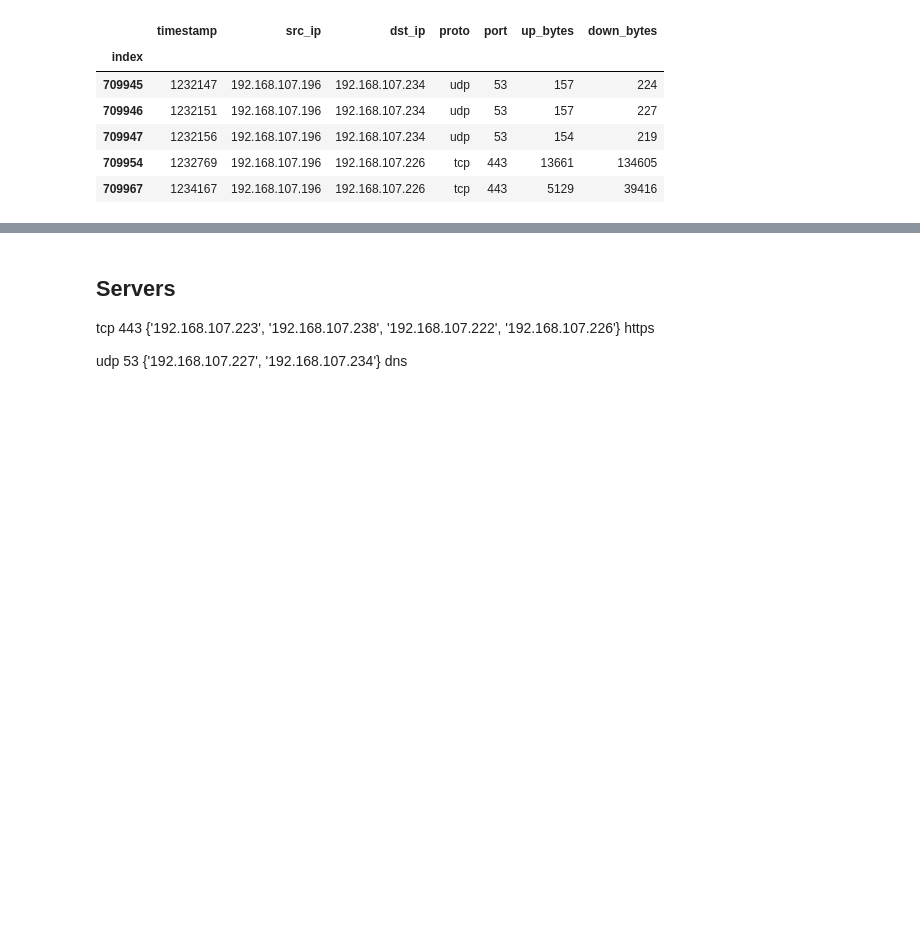
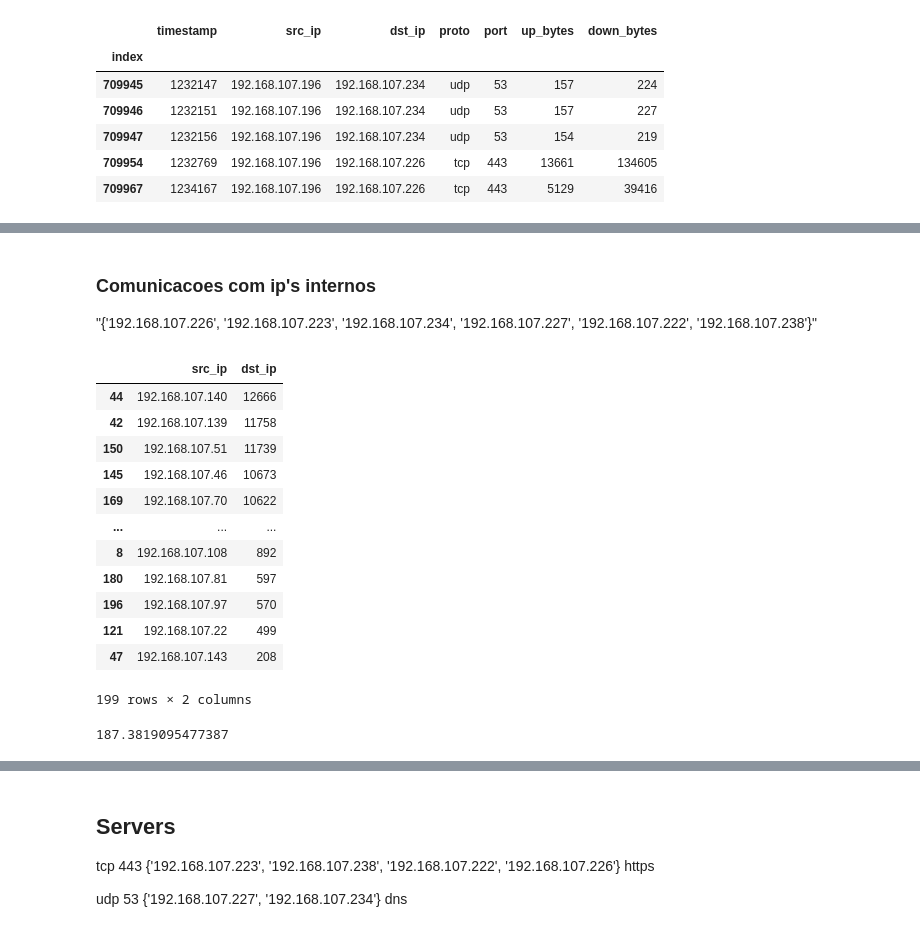
Before and after one commit to Pedro-Lopes-Frisson/srcp2, a Jupyter notebook: DataNormal.ipynb, the cells around one changed output, grey strips where cells are left out. Saved outputs shown, nothing was run; the diff lists cells and outputs as text; code cells hidden in the pictures; blank space fills up the shorter version.

```diff
--- a/DataNormal.ipynb
+++ b/DataNormal.ipynb
@@ -47,2 +82,21 @@ private_dst_normal.head()
+# %% [markdown]
+### Comunicacoes com ip's internos
+"{'192.168.107.226', '192.168.107.223', '192.168.107.234', '192.168.107.227', '192.168.107.222', '192.168.107.238'}"
 # %%
 grp_private_normal = private_dst_normal.groupby(["proto","port"])['dst_ip'].apply(list)
+# %%
+data.groupby("src_ip")["dst_ip"].count().reset_index().sort_values(by="dst_ip", ascending=False)
+# %% [output]
+|  | src_ip | dst_ip |
+| 44 | 192.168.107.140 | 12666 |
+| 42 | 192.168.107.139 | 11758 |
+| 150 | 192.168.107.51 | 11739 |
+| 145 | 192.168.107.46 | 10673 |
+| 169 | 192.168.107.70 | 10622 |
+| ... | ... | ... |
+| 8 | 192.168.107.108 | 892 |
+| 180 | 192.168.107.81 | 597 |
+| 196 | 192.168.107.97 | 570 |
+| 121 | 192.168.107.22 | 499 |
+| 47 | 192.168.107.143 | 208 |
+199 rows × 2 columns
@@ -48,0 +107,4 @@ grp_private_normal = private_dst_normal.groupby(["proto","port"])['dst_ip'].appl
+# %%
+data.groupby("src_ip")["down_bytes"].min().mean()
+# %% [output]
+187.3819095477387
```
Also changed, not shown: parts of 22 cells of this notebook, 6 other files.
